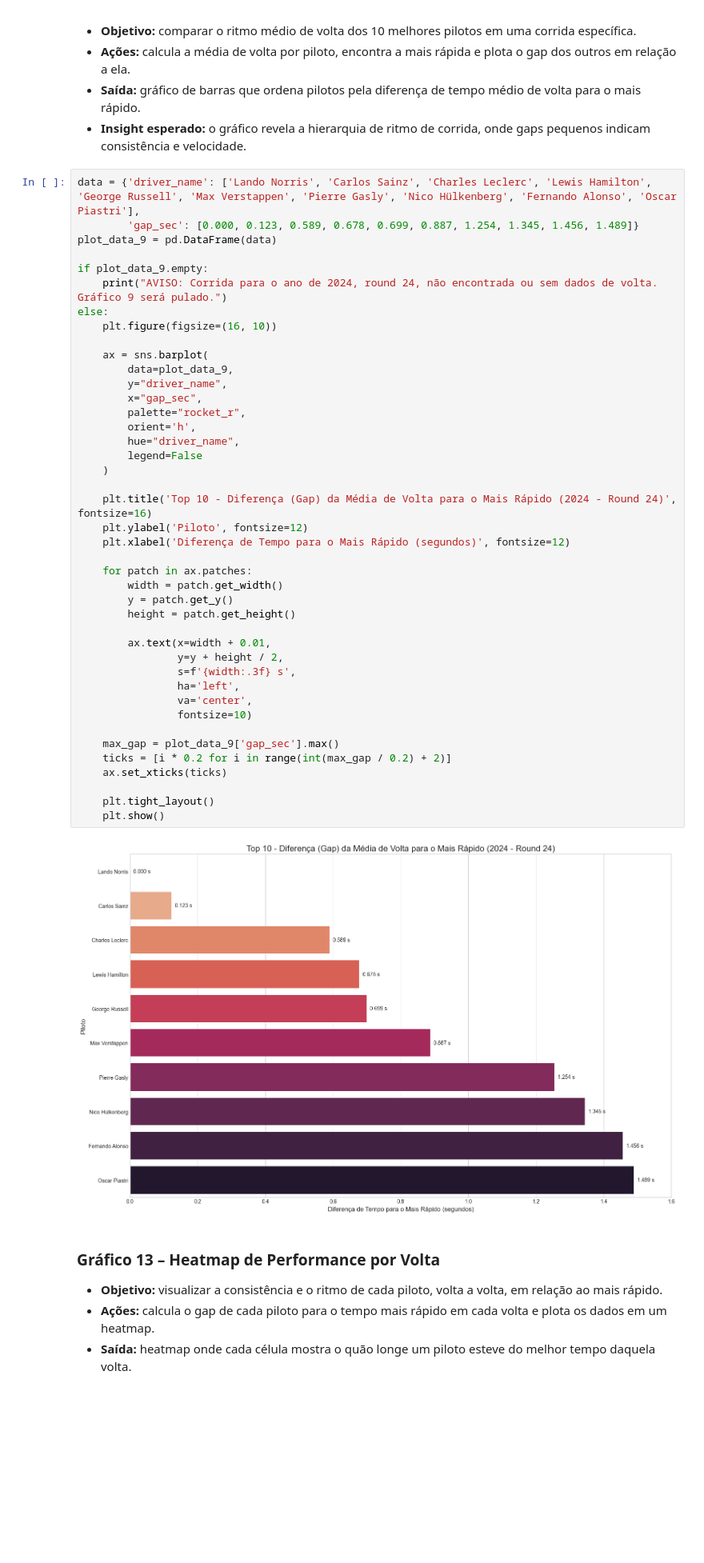
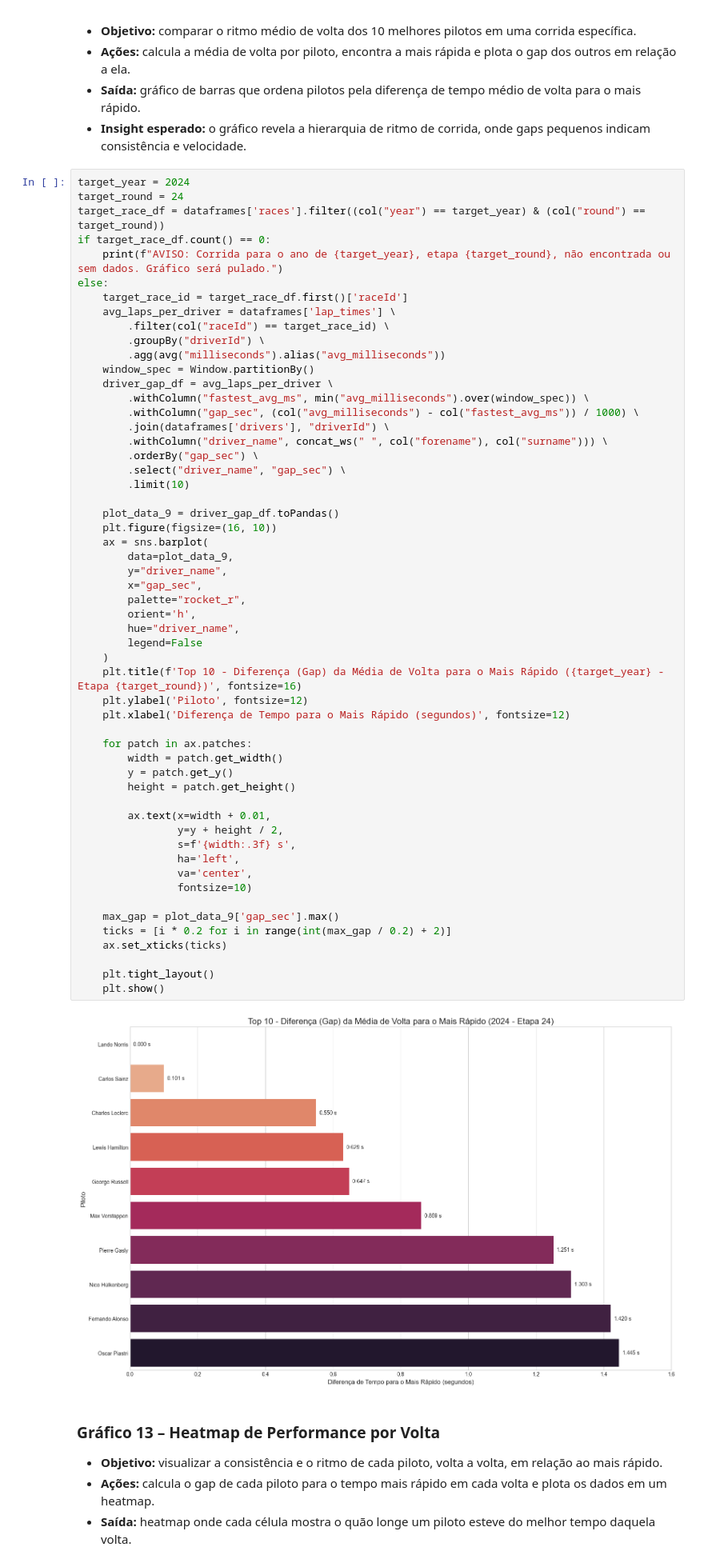
Before and after one commit to Julio1099/formula1-analytics, a Jupyter notebook: Data Layer/raw/i.ipynb, the cells around one changed output. Shown at 80% size. Saved outputs shown, nothing was run; the diff lists cells and outputs as text; blank space fills up the shorter version.

Commit message:
fix gráfico 11 e polida visual
Co-authored-by: Julio1099  <juliio1520@gmail.com>

```diff
--- a/Data Layer/raw/i.ipynb
+++ b/Data Layer/raw/i.ipynb
@@ -975,49 +956,62 @@ display(table_data.reset_index(drop=True))
 - **Saída:** gráfico de barras que ordena pilotos pela diferença de tempo médio de volta para o mais rápido.
 - **Insight esperado:** o gráfico revela a hierarquia de ritmo de corrida, onde gaps pequenos indicam consistência e velocidade.
 # %%
-data = {'driver_name': ['Lando Norris', 'Carlos Sainz', 'Charles Leclerc', 'Lewis Hamilton', 'George Russell', 'Max Verstappen', 'Pierre Gasly', 'Nico Hülkenberg', 'Fernando Alonso', 'Oscar Piastri'],
-        'gap_sec': [0.000, 0.123, 0.589, 0.678, 0.699, 0.887, 1.254, 1.345, 1.456, 1.489]}
-plot_data_9 = pd.DataFrame(data)
+target_year = 2024
+target_round = 24
+target_race_df = dataframes['races'].filter((col("year") == target_year) & (col("round") == target_round))
+if target_race_df.count() == 0:
+    print(f"AVISO: Corrida para o ano de {target_year}, etapa {target_round}, não encontrada ou sem dados. Gráfico será pulado.")
+else:
+    target_race_id = target_race_df.first()['raceId']
+    avg_laps_per_driver = dataframes['lap_times'] \
+        .filter(col("raceId") == target_race_id) \
+        .groupBy("driverId") \
+        .agg(avg("milliseconds").alias("avg_milliseconds"))
+    window_spec = Window.partitionBy()
+    driver_gap_df = avg_laps_per_driver \
+        .withColumn("fastest_avg_ms", min("avg_milliseconds").over(window_spec)) \
+        .withColumn("gap_sec", (col("avg_milliseconds") - col("fastest_avg_ms")) / 1000) \
+        .join(dataframes['drivers'], "driverId") \
+        .withColumn("driver_name", concat_ws(" ", col("forename"), col("surname"))) \
+        .orderBy("gap_sec") \
+        .select("driver_name", "gap_sec") \
+        .limit(10)
 
-if plot_data_9.empty:
-    print("AVISO: Corrida para o ano de 2024, round 24, não encontrada ou sem dados de volta. Gráfico 9 será pulado.")
-else:
+    plot_data_9 = driver_gap_df.toPandas()
     plt.figure(figsize=(16, 10))
-
     ax = sns.barplot(
         data=plot_data_9,
         y="driver_name",
         x="gap_sec",
         palette="rocket_r",
         orient='h',
         hue="driver_name",
         legend=False
     )
-
-    plt.title('Top 10 - Diferença (Gap) da Média de Volta para o Mais Rápido (2024 - Round 24)', fontsize=16)
+    plt.title(f'Top 10 - Diferença (Gap) da Média de Volta para o Mais Rápido ({target_year} - Etapa {target_round})', fontsize=16)
     plt.ylabel('Piloto', fontsize=12)
     plt.xlabel('Diferença de Tempo para o Mais Rápido (segundos)', fontsize=12)
 
     for patch in ax.patches:
         width = patch.get_width()
         y = patch.get_y()
         height = patch.get_height()
 
         ax.text(x=width + 0.01,
                 y=y + height / 2,
                 s=f'{width:.3f} s',
                 ha='left',
                 va='center',
                 fontsize=10)
 
     max_gap = plot_data_9['gap_sec'].max()
     ticks = [i * 0.2 for i in range(int(max_gap / 0.2) + 2)]
     ax.set_xticks(ticks)
 
     plt.tight_layout()
     plt.show()
 # %% [output]
-[figure, old version]
+[figure, new version]
 # %% [markdown]
 ### Gráfico 13 – Heatmap de Performance por Volta
 - **Objetivo:** visualizar a consistência e o ritmo de cada piloto, volta a volta, em relação ao mais rápido.
```
Also changed, not shown: parts of 5 cells of this notebook.
